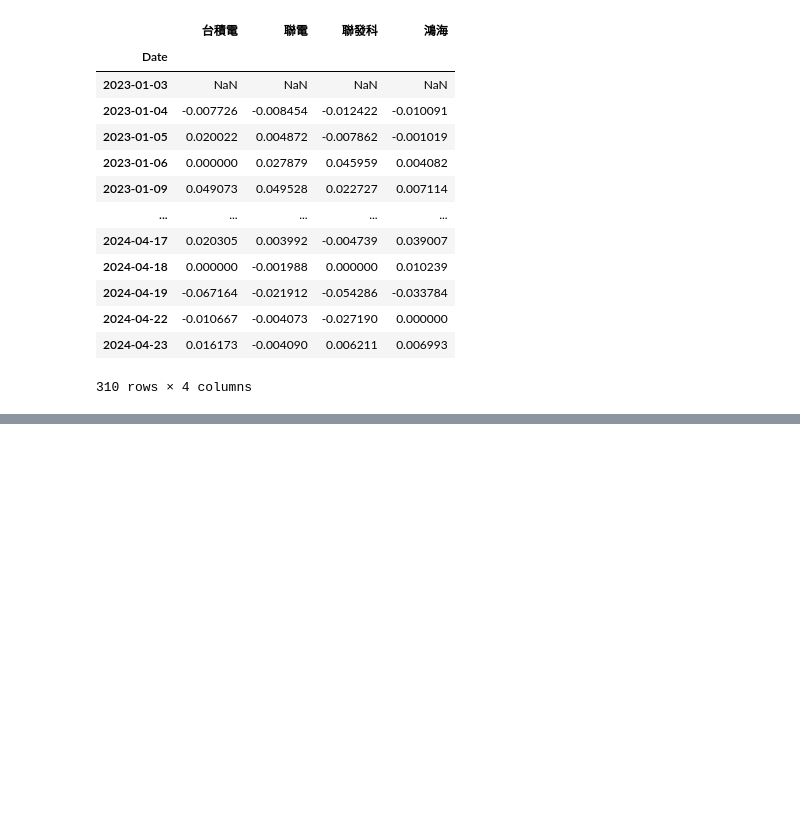
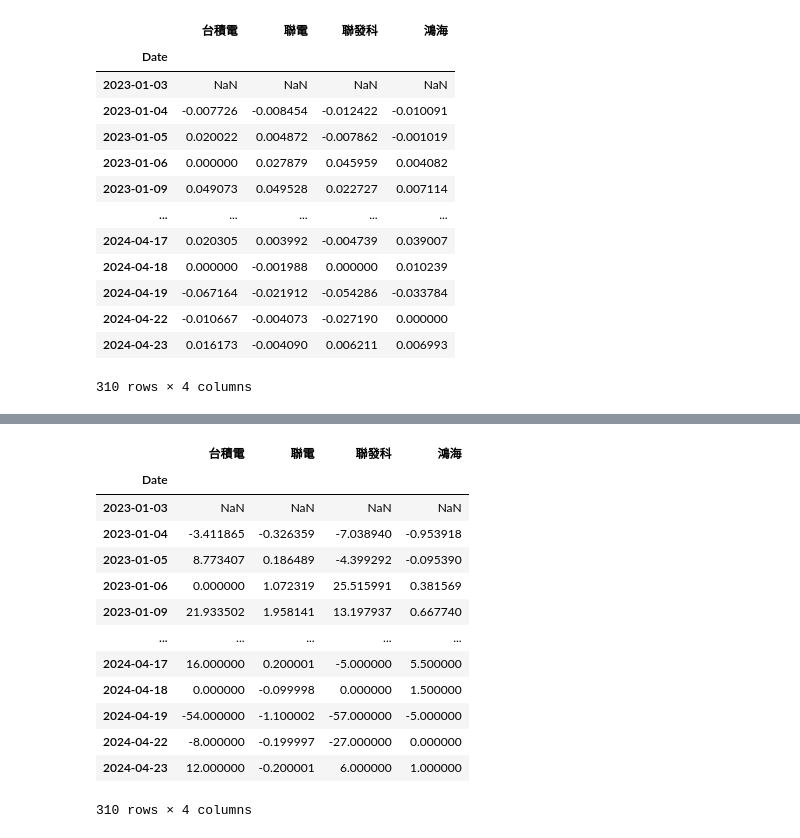
Before and after one commit to HUI-FEN/20230224, a Jupyter notebook: lesson18/lesson18_5.ipynb, the cells around one changed output, grey strips where cells are left out. Saved outputs shown, nothing was run; the diff lists cells and outputs as text; code cells hidden in the pictures; blank space fills up the shorter version.

```diff
--- a/lesson18/lesson18_5.ipynb
+++ b/lesson18/lesson18_5.ipynb
@@ -158,0 +212,18 @@ df2.pct_change()
+# %%
+#看今天跟昨天的差異==  漲或跌
+df2- df2.shift(1)
+# %% [output]
+|  | 台積電 | 聯電 | 聯發科 | 鴻海 |
+| Date |  |  |  |  |
+| 2023-01-03 | NaN | NaN | NaN | NaN |
+| 2023-01-04 | -3.411865 | -0.326359 | -7.038940 | -0.953918 |
+| 2023-01-05 | 8.773407 | 0.186489 | -4.399292 | -0.095390 |
+| 2023-01-06 | 0.000000 | 1.072319 | 25.515991 | 0.381569 |
+| 2023-01-09 | 21.933502 | 1.958141 | 13.197937 | 0.667740 |
+| ... | ... | ... | ... | ... |
+| 2024-04-17 | 16.000000 | 0.200001 | -5.000000 | 5.500000 |
+| 2024-04-18 | 0.000000 | -0.099998 | 0.000000 | 1.500000 |
+| 2024-04-19 | -54.000000 | -1.100002 | -57.000000 | -5.000000 |
+| 2024-04-22 | -8.000000 | -0.199997 | -27.000000 | 0.000000 |
+| 2024-04-23 | 12.000000 | -0.200001 | 6.000000 | 1.000000 |
+310 rows × 4 columns
```
Also changed, not shown: parts of 4 cells of this notebook.
